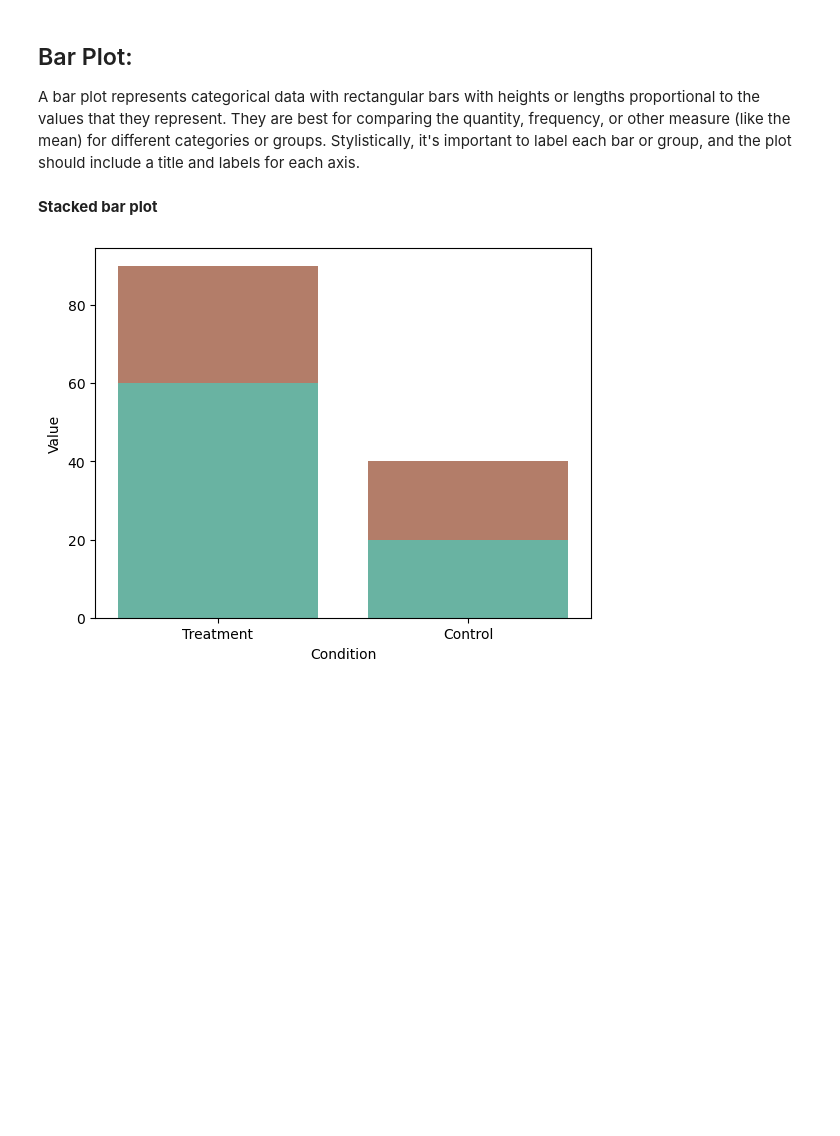
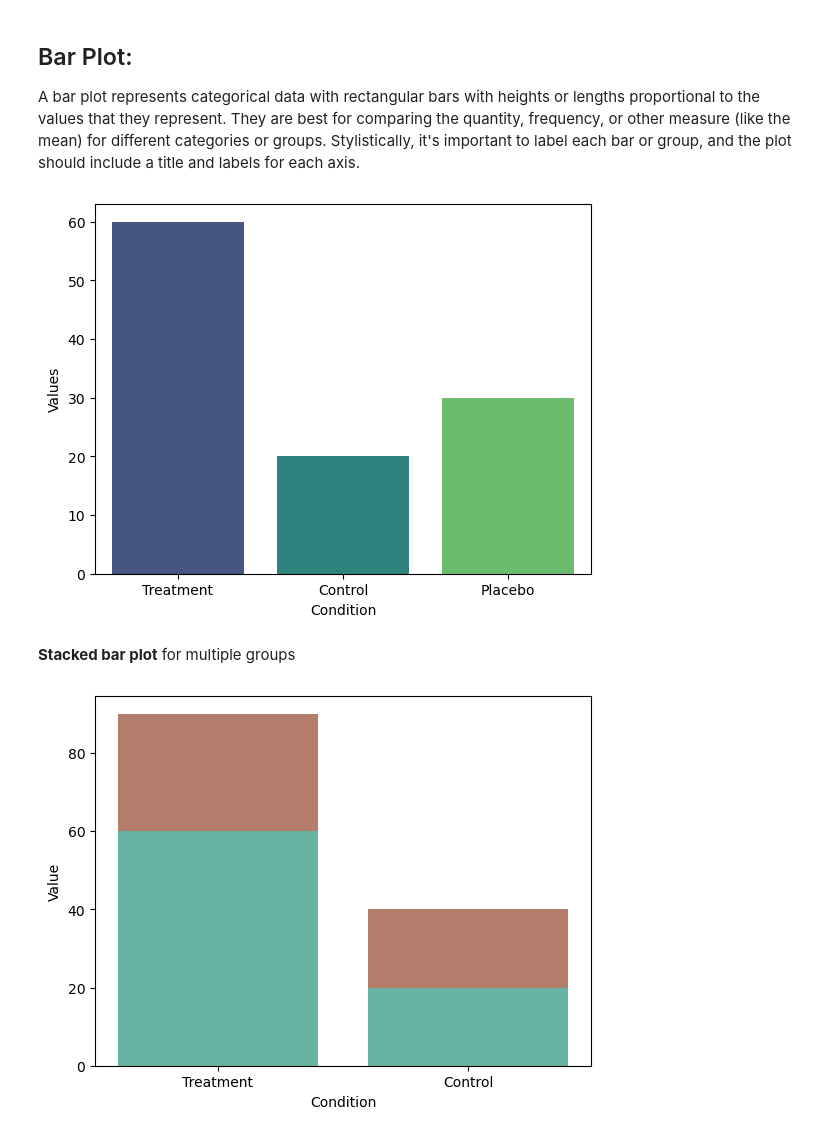
Before and after one commit to lundquist-ecology-lab/biostatistics_with_python, a Jupyter notebook: textbook/03_Displaying_data.ipynb, the cells around one changed output. Drawn from its saved outputs; the diff is of its cells as text; code cells hidden in the pictures; blank space fills up the shorter version.

```diff
--- a/textbook/03_Displaying_data.ipynb
+++ b/textbook/03_Displaying_data.ipynb
@@ -85,8 +85,29 @@ plt.show()
 ## Bar Plot:
 
 A bar plot represents categorical data with rectangular bars with heights or lengths proportional to the values that they represent. They are best for comparing the quantity, frequency, or other measure (like the mean) for different categories or groups. Stylistically, it's important to label each bar or group, and the plot should include a title and labels for each axis.
+# %%
+import pandas as pd
+import seaborn as sns
+import matplotlib.pyplot as plt
+
+# Sample data for a single group
+values = [60, 20, 30, 20]
+condition = ["Treatment", "Control", "Placebo", "Control"]
+
+data = pd.DataFrame({'Values': values, 'Condition': condition})
+
+# Create the figure and axes manually
+fig, ax = plt.subplots()
+
+# Single group bar graph
+sns.barplot(x='Condition', y='Values', data=data, ax=ax, palette='viridis')
+
+# Show the plot
+plt.show()
+# %% [output]
+[figure, added]
 # %% [markdown]
-**Stacked bar plot**
+**Stacked bar plot** for multiple groups
 # %%
 import matplotlib.pyplot as plt
 import seaborn as sns
```
Also changed, not shown: parts of 3 cells of this notebook.
